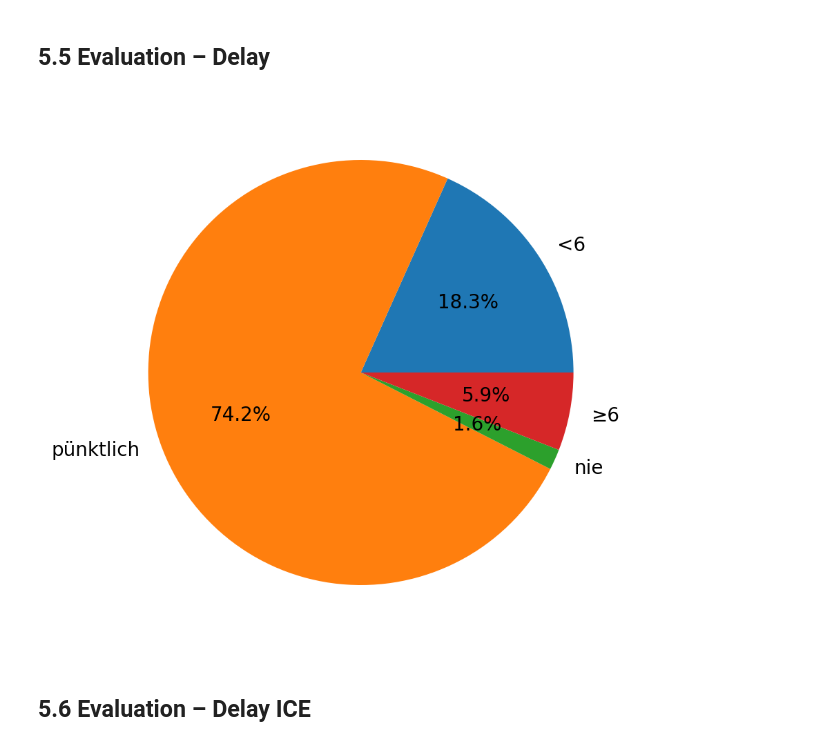
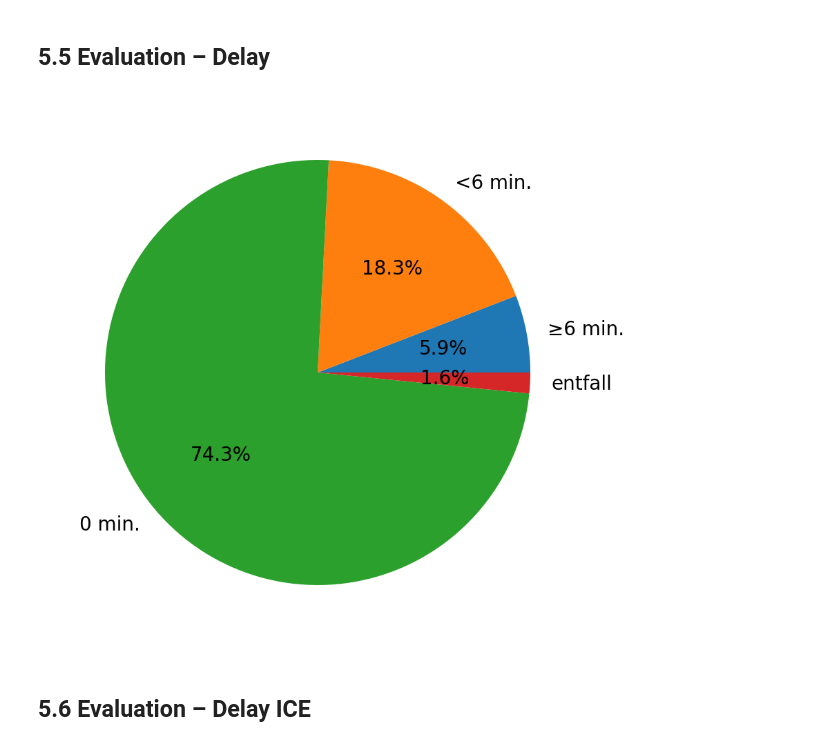
Before and after one commit to FrederikWolter/DBWeather, a Jupyter notebook: DBWeather.ipynb, the cells around one changed output. Drawn from its saved outputs; the diff is of its cells as text; code cells hidden in the pictures.

```diff
--- a/DBWeather.ipynb
+++ b/DBWeather.ipynb
@@ -274,11 +274,11 @@ p4 = DataFrame(result).plot(x="_id", y="count", kind="line", xlabel="", ylabel="
 # %% [markdown]
 ## 5.5 Evaluation – Delay
 # %%
-result = data_train.aggregate([{"$addFields": {"range": {"$switch": {"branches": [{"case": {"$eq": ["$delay", -1]}, "then": "nie"}, {"case": {"$eq": ["$delay", 0]}, "then": "pünktlich"}, {"case": {"$lte": ["$delay", 5]}, "then": "<6"}], "default": "≥6"}}}}, {"$group": {"_id": "$range", "count": {"$sum": 1}}}])
+result = data_train.aggregate([{"$addFields": {"range": {"$switch": {"branches": [{"case": {"$eq": ["$delay", -1]}, "then": "entfall"}, {"case": {"$eq": ["$delay", 0]}, "then": "0 min."}, {"case": {"$lte": ["$delay", 5]}, "then": "<6 min."}], "default": "≥6 min."}}}}, {"$group": {"_id": "$range", "count": {"$sum": 1}}}])
 df = DataFrame(result)
 p5 = df.plot(x="_id", y="count", kind="pie", ylabel="", labels=df["_id"], legend=False, figsize=(5,5), autopct="%1.1f%%")
 # %% [output]
-[figure, old version]
+[figure, new version]
 # %% [markdown]
 ## 5.6 Evaluation – Delay ICE
 # %%
```
Also changed, not shown: parts of 10 cells of this notebook.
